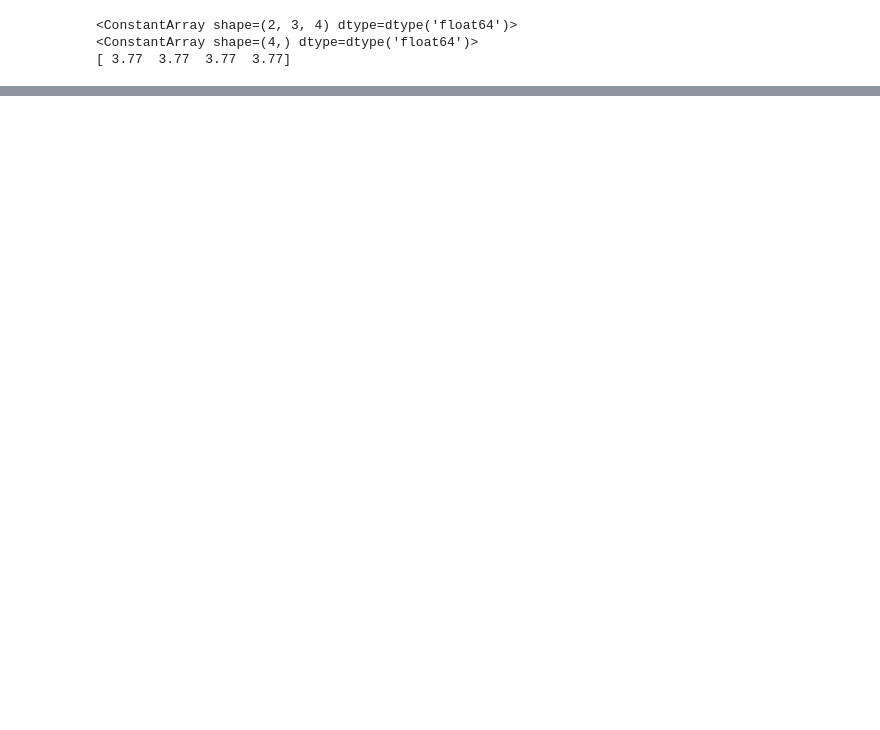
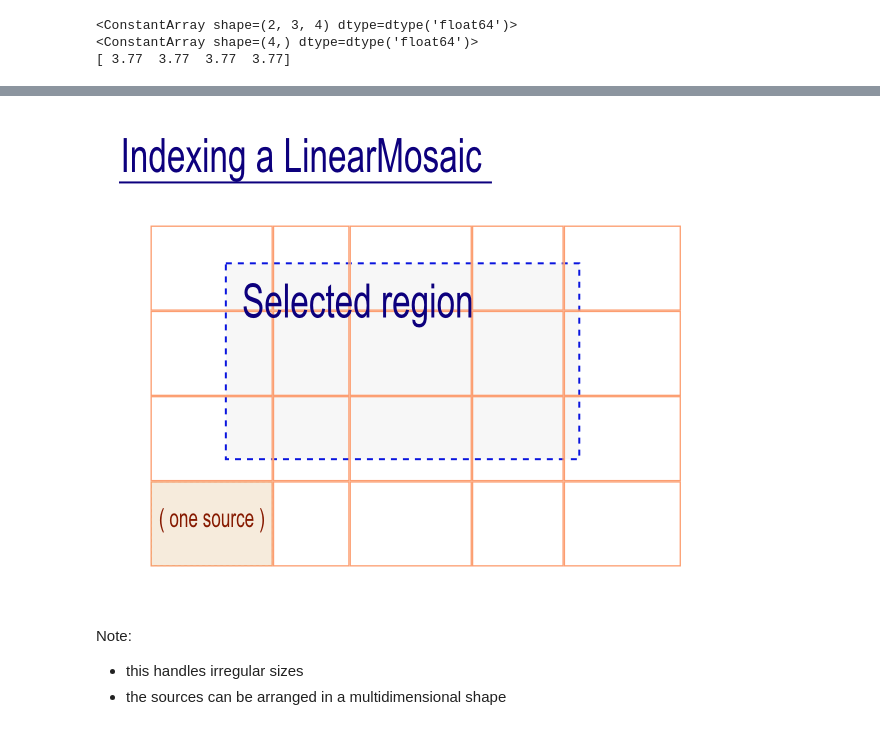
Before and after one commit to pp-mo/nb-slideshow-template, a Jupyter notebook: biggus_main_1.ipynb, the cells around one changed output, grey strips where cells are left out. Drawn from its saved outputs; the diff is of its cells as text; code cells hidden in the pictures; blank space fills up the shorter version.

```diff
--- a/biggus_main_1.ipynb
+++ b/biggus_main_1.ipynb
@@ -188,0 +225,8 @@ Iris project (core developer) Biggus project (own project : object wrapping for
+# %%
+Image('TiledIndexing.png')
+# %% [output]
+[figure, added]
+# %% [markdown]
+Note:
+* this handles irregular sizes
+* the sources can be arranged in a multidimensional shape
```
Also changed, not shown: parts of 19 cells of this notebook.
